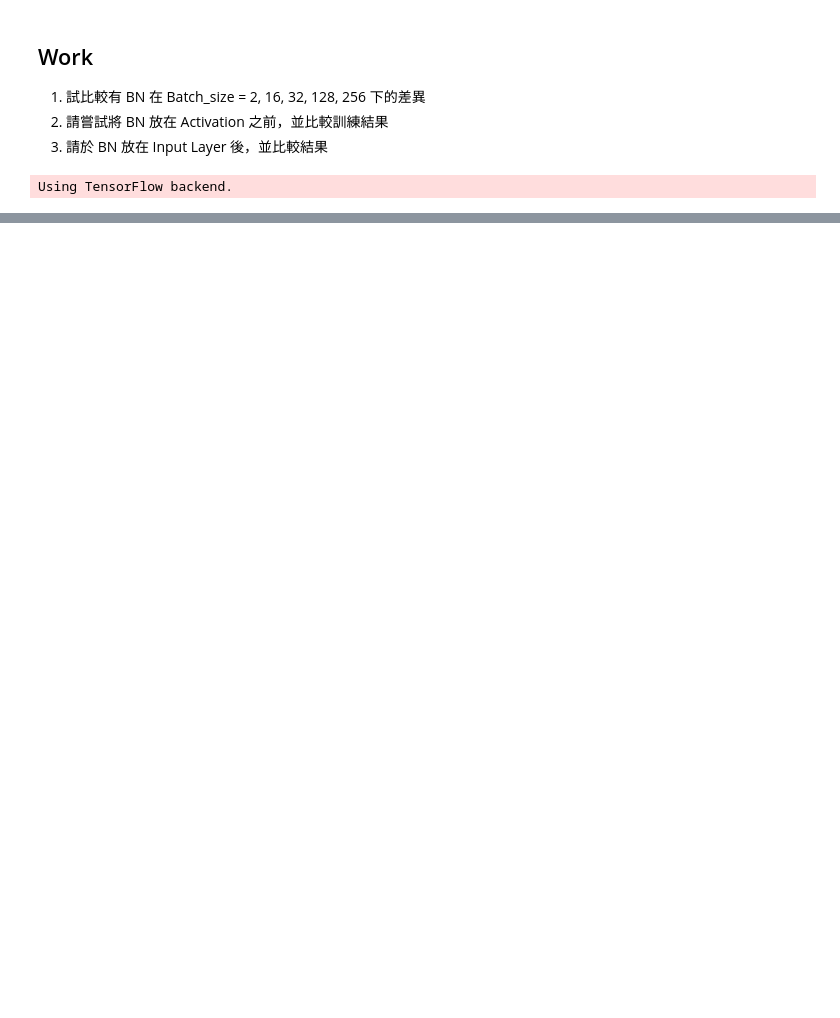
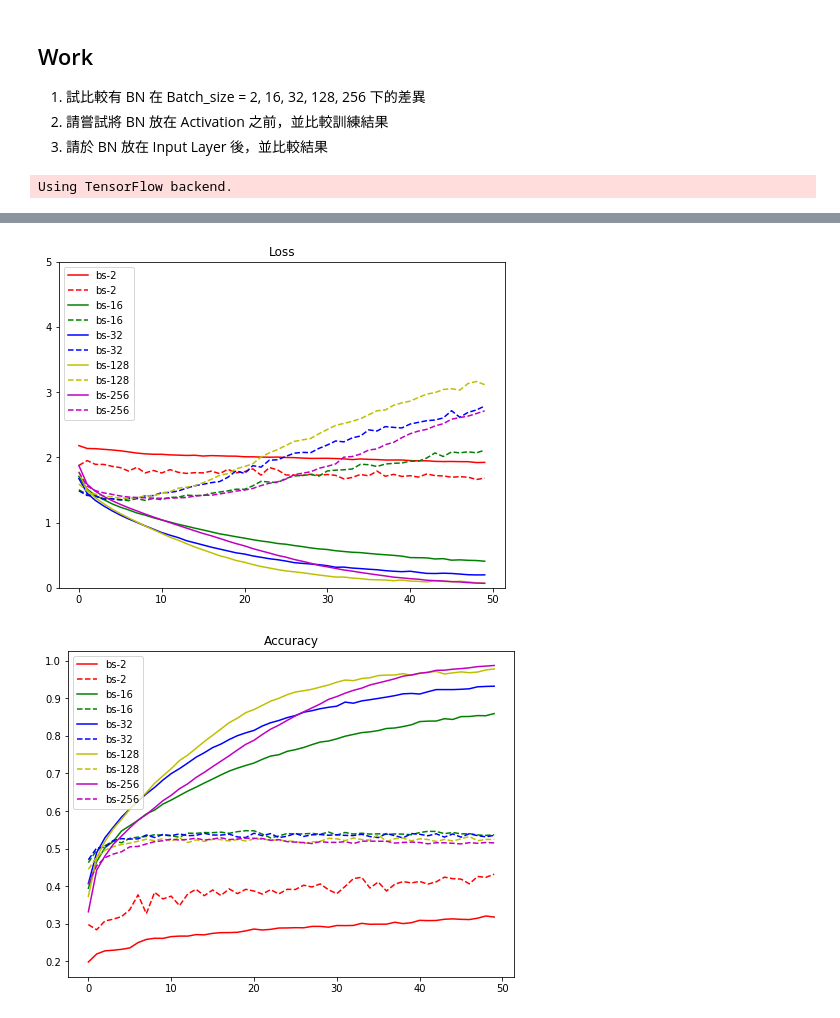
Before and after one commit to linghung/3rd-ML100Days, a Jupyter notebook: homework/Day_083_HW.ipynb, the cells around one changed output, grey strips where cells are left out. Saved outputs shown, nothing was run; the diff lists cells and outputs as text; code cells hidden in the pictures; blank space fills up the shorter version.

```diff
--- a/homework/Day_083_HW.ipynb
+++ b/homework/Day_083_HW.ipynb
@@ -136,0 +245,28 @@ plt.show()
+# %%
+results = {}
+
+for bs in BATCH_SIZE:
+    keras.backend.clear_session() # 把舊的 Graph 清掉
+    print("Experiment with BATCH_SIZE = %d" % (bs))
+    model = build_mlp_bn_after_input(input_shape=x_train.shape[1:])
+    model.summary()
+    optimizer = keras.optimizers.SGD(lr=LEARNING_RATE, nesterov=True, momentum=MOMENTUM)
+    model.compile(loss="categorical_crossentropy", metrics=["accuracy"], optimizer=optimizer)
+
+    model.fit(x_train, y_train,
+              epochs=EPOCHS,
+              batch_size=bs,
+              validation_data=(x_test, y_test),
+              shuffle=True)
+
+    # Collect results
+    train_loss = model.history.history["loss"]
+    valid_loss = model.history.history["val_loss"]
+    train_acc = model.history.history["accuracy"]
+    valid_acc = model.history.history["val_accuracy"]
+
+    exp_name_tag = "bs-%d" % bs
+    results[exp_name_tag] = {'train-loss': train_loss,
+                             'valid-loss': valid_loss,
+                             'train-acc': train_acc,
+                             'valid-acc': valid_acc}
@@ -136,0 +291,20 @@ plt.show()
+# %%
+plt.figure(figsize=(8,6))
+for i, cond in enumerate(results.keys()):
+    plt.plot(range(len(results[cond]['train-loss'])),results[cond]['train-loss'], '-', label=cond, color=color_bar[i])
+    plt.plot(range(len(results[cond]['valid-loss'])),results[cond]['valid-loss'], '--', label=cond, color=color_bar[i])
+plt.title("Loss")
+plt.ylim([0, 5])
+plt.legend()
+plt.show()
+
+plt.figure(figsize=(8,6))
+for i, cond in enumerate(results.keys()):
+    plt.plot(range(len(results[cond]['train-acc'])),results[cond]['train-acc'], '-', label=cond, color=color_bar[i])
+    plt.plot(range(len(results[cond]['valid-acc'])),results[cond]['valid-acc'], '--', label=cond, color=color_bar[i])
+plt.title("Accuracy")
+plt.legend()
+plt.show()
+# %% [output]
+[figure, added]
+[figure, added]
```
Also changed, not shown: parts of 10 cells of this notebook.
